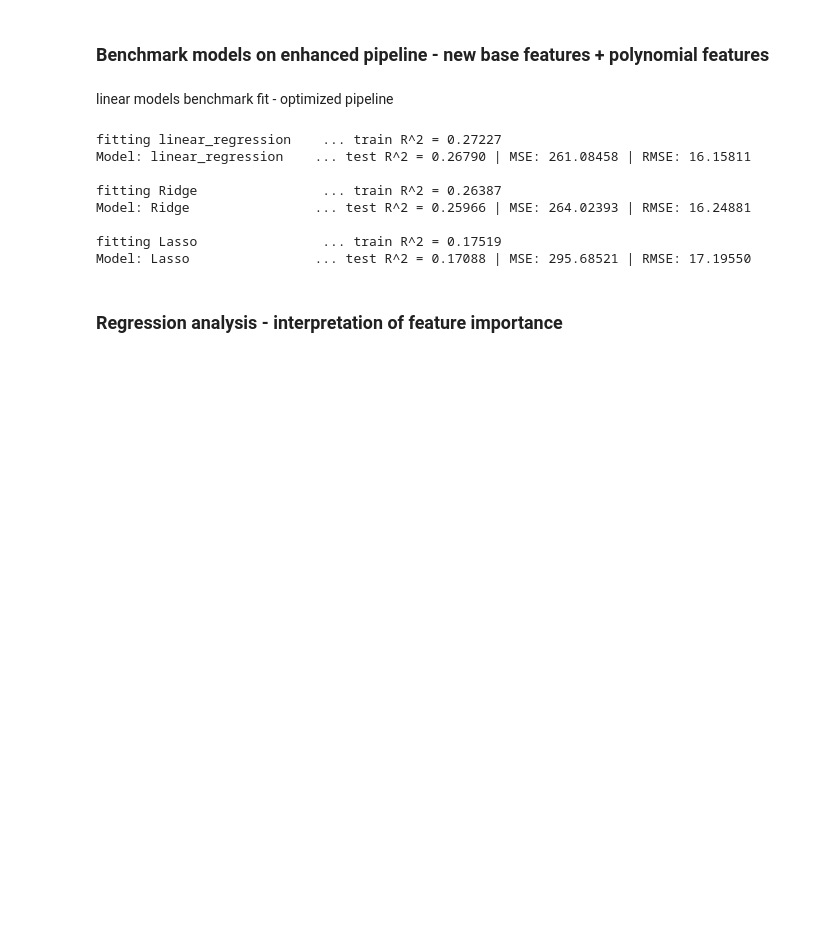
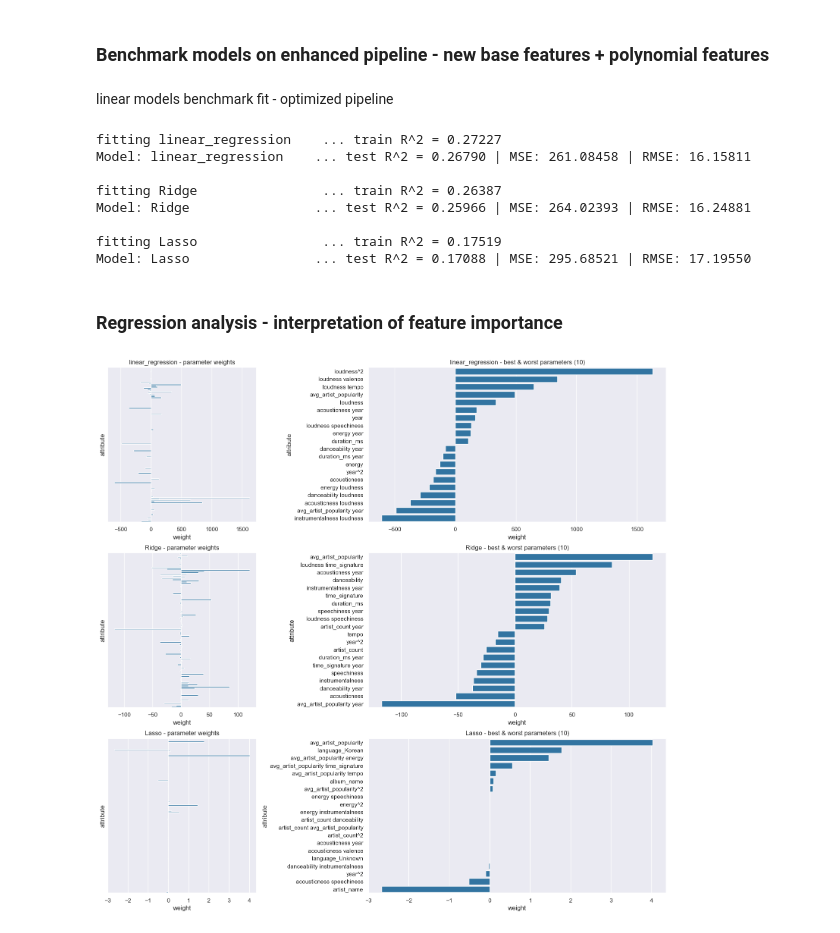
Before and after one commit to Sammuel21/pridav-music-project, a Jupyter notebook: Development/gulas16/benchmark-linear.ipynb, the cells around one changed output. Cells and saved outputs as stored; diff of their text form; code cells hidden in the pictures; blank space fills up the shorter version.

Commit message:
add linear optimized models

```diff
--- a/Development/gulas16/benchmark-linear.ipynb
+++ b/Development/gulas16/benchmark-linear.ipynb
@@ -322,0 +312,43 @@ results = pd.DataFrame({
+# %%
+import matplotlib.pyplot as plt
+import seaborn as sns
+
+sns.set_theme()
+# %%
+columns = preprocessing.transform(X_train).columns
+
+weights = {
+    model_name : [
+        (column, coef) for column, coef in zip(columns, model.coef_)
+    ]
+
+    for model_name, model in models.items()
+}
+
+results = {
+    model_name : pd.DataFrame(weights[model_name], columns=['attribute', 'weight']) for model_name in models.keys()
+}
+# %%
+fig, axs = plt.subplots(3, 2, figsize=(19, 18), gridspec_kw={'width_ratios' : [1, 2], 'wspace' : 0.5})
+
+model_names = list(models.keys())
+
+for i, axes in enumerate(axs):
+
+    axs[i][0].set_title(f"{model_names[i]} - parameter weights")
+    axs[i][1].set_title(f"{model_names[i]} - best & worst parameters (10)")
+
+    sns.barplot(data=results[model_names[i]], x='weight', y='attribute', ax=axs[i][0], color='tab:blue')
+
+    n = 10
+
+    subset = results[model_names[i]].sort_values(by='weight', ascending=False)
+    target = pd.concat([subset.head(n), subset.tail(n)])
+
+    target['attribute'] = target['attribute'].str.split('__').str[1]
+
+    sns.barplot(data=target, x='weight', y='attribute', ax=axs[i][1], color='tab:blue')
+
+    axs[i][0].set_yticks([])
+# %% [output]
+[figure, added]
```
Also changed, not shown: parts of 2 cells of this notebook, 1 other file.
